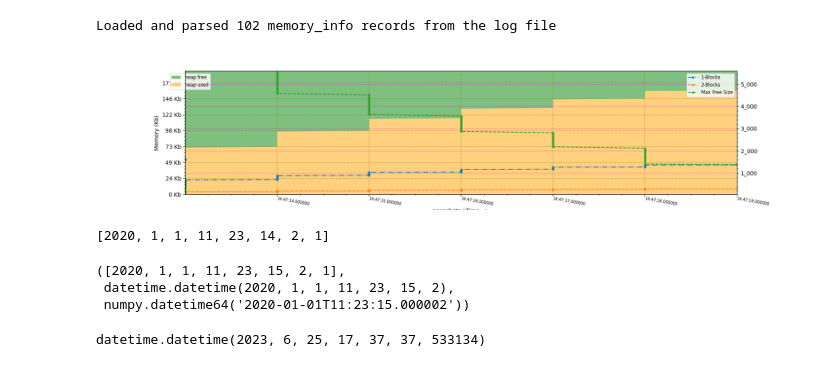
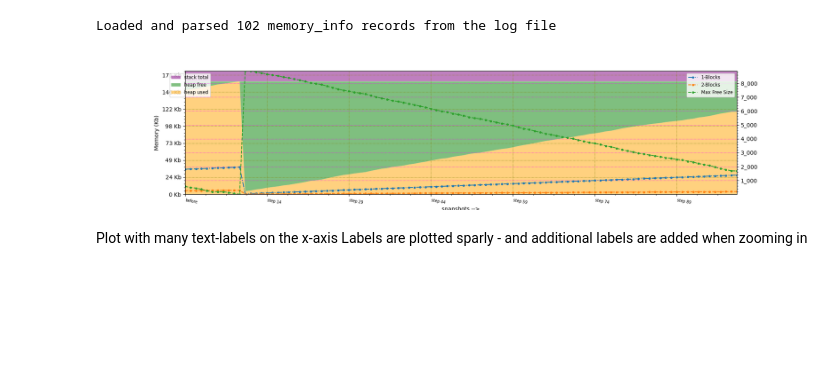
Before and after one commit to Josverl/micropython-magic, a Jupyter notebook: samples/mem_info-plot.ipynb, the cells around one changed output. Cells and saved outputs as stored; diff of their text form; code cells hidden in the pictures; blank space fills up the shorter version.

```diff
--- a/samples/mem_info-plot.ipynb
+++ b/samples/mem_info-plot.ipynb
@@ -84,41 +107,18 @@ print(f"Loaded and parsed {len(mi_list.parse_log(log_text))} memory_info records
 Loaded and parsed 102 memory_info records from the log file
 # %%
 p2 = mi_list.plot(
-    time_axis=True,
     free=True,
-    # stack_total=True,
+    stack_total=True,
     one_blocks=True,
     two_blocks=True,
     # max_block_size=True,
     max_free_size=True,
     # stack_used=True,
     size=(18, 4),
+    time_axis=False,
 )
 # %% [output]
-[figure, old version]
+[figure, new version]
-# %%
-
-%mpy import time
-dt = %mpy --eval  time.localtime()
-dt
-# %% [output]
-[2020, 1, 1, 11, 23, 14, 2, 1]
-# %%
-from datetime import datetime
-
-# dt = (2021, 1, 3, 18, 5, 44, 6, 3)
-dt = %mpy --eval  time.localtime()
-dt2 = datetime(*dt[:-1])
-# convert to np datetime
-dt3 = np.datetime64(dt2)
-
-
-dt, dt2, dt3
-# %% [output]
-([2020, 1, 1, 11, 23, 15, 2, 1],
- datetime.datetime(2020, 1, 1, 11, 23, 15, 2),
- numpy.datetime64('2020-01-01T11:23:15.000002'))
-# %%
-datetime.now()
-# %% [output]
-datetime.datetime(2023, 6, 25, 17, 37, 37, 533134)
+# %% [markdown]
+Plot with many text-labels on the x-axis
+Labels are plotted sparly - and additional labels are added when zooming in
```
Also changed, not shown: parts of 6 cells of this notebook, 13 other files.
